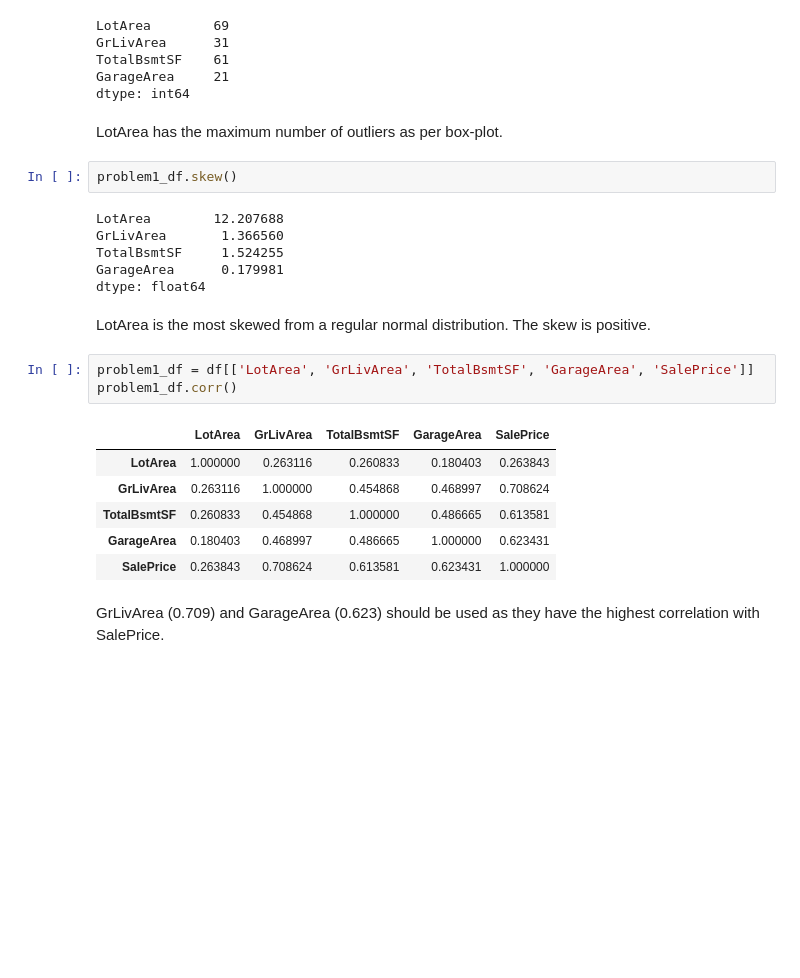
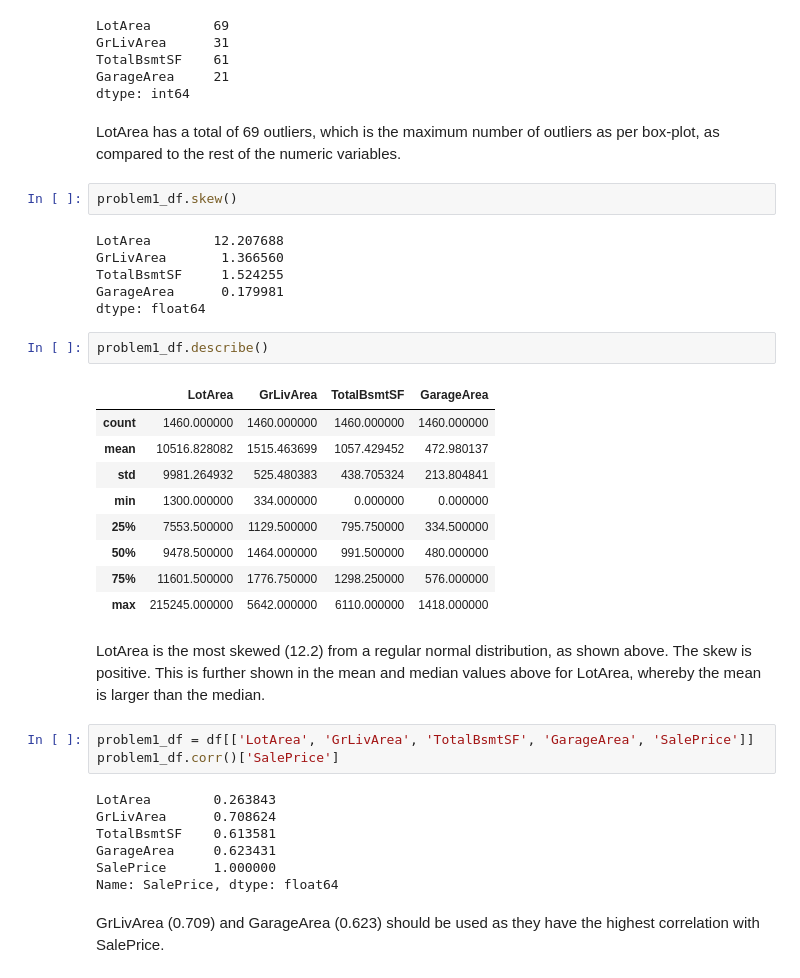
Before and after one commit to ChayHuiXiang/NTU-CS, a Jupyter notebook: SC1015/Lab_3/Lab3.ipynb, the cells around one changed output. Saved outputs shown, nothing was run; the diff lists cells and outputs as text; blank space fills up the shorter version.

```diff
--- a/SC1015/Lab_3/Lab3.ipynb
+++ b/SC1015/Lab_3/Lab3.ipynb
@@ -21,7 +21,7 @@ TotalBsmtSF    61
 GarageArea     21
 dtype: int64
 # %% [markdown]
-LotArea has the maximum number of outliers as per box-plot.
+LotArea has a total of 69 outliers, which is the maximum number of outliers as per box-plot, as compared to the rest of the numeric variables.
 # %%
 problem1_df.skew()
 # %% [output]
@@ -30,18 +30,30 @@ GrLivArea       1.366560
 TotalBsmtSF     1.524255
 GarageArea      0.179981
 dtype: float64
+# %%
+problem1_df.describe()
+# %% [output]
+|  | LotArea | GrLivArea | TotalBsmtSF | GarageArea |
+| count | 1460.000000 | 1460.000000 | 1460.000000 | 1460.000000 |
+| mean | 10516.828082 | 1515.463699 | 1057.429452 | 472.980137 |
+| std | 9981.264932 | 525.480383 | 438.705324 | 213.804841 |
+| min | 1300.000000 | 334.000000 | 0.000000 | 0.000000 |
+| 25% | 7553.500000 | 1129.500000 | 795.750000 | 334.500000 |
+| 50% | 9478.500000 | 1464.000000 | 991.500000 | 480.000000 |
+| 75% | 11601.500000 | 1776.750000 | 1298.250000 | 576.000000 |
+| max | 215245.000000 | 5642.000000 | 6110.000000 | 1418.000000 |
 # %% [markdown]
-LotArea is the most skewed from a regular normal distribution. The skew is positive.
+LotArea is the most skewed (12.2) from a regular normal distribution, as shown above. The skew is positive. This is further shown in the mean and median values above for LotArea, whereby the mean is larger than the median.
 # %%
 problem1_df = df[['LotArea', 'GrLivArea', 'TotalBsmtSF', 'GarageArea', 'SalePrice']]
-problem1_df.corr()
+problem1_df.corr()['SalePrice']
 # %% [output]
-|  | LotArea | GrLivArea | TotalBsmtSF | GarageArea | SalePrice |
-| LotArea | 1.000000 | 0.263116 | 0.260833 | 0.180403 | 0.263843 |
-| GrLivArea | 0.263116 | 1.000000 | 0.454868 | 0.468997 | 0.708624 |
-| TotalBsmtSF | 0.260833 | 0.454868 | 1.000000 | 0.486665 | 0.613581 |
-| GarageArea | 0.180403 | 0.468997 | 0.486665 | 1.000000 | 0.623431 |
-| SalePrice | 0.263843 | 0.708624 | 0.613581 | 0.623431 | 1.000000 |
+LotArea        0.263843
+GrLivArea      0.708624
+TotalBsmtSF    0.613581
+GarageArea     0.623431
+SalePrice      1.000000
+Name: SalePrice, dtype: float64
 # %% [markdown]
 GrLivArea (0.709) and GarageArea (0.623) should be used as they have the highest correlation with SalePrice.
 # %% [markdown]
```
Also changed, not shown: parts of 11 cells of this notebook, 3 other files.
